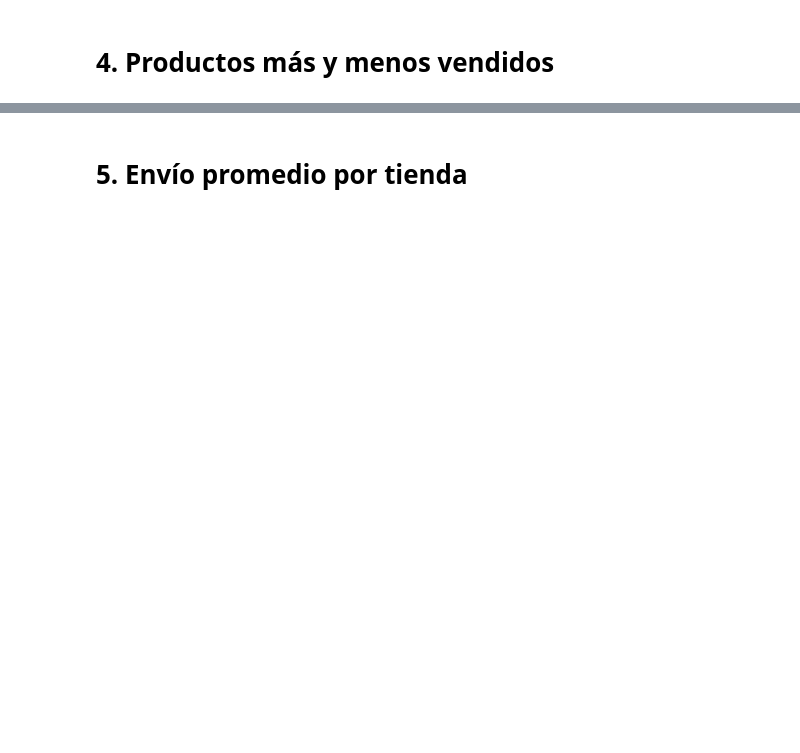
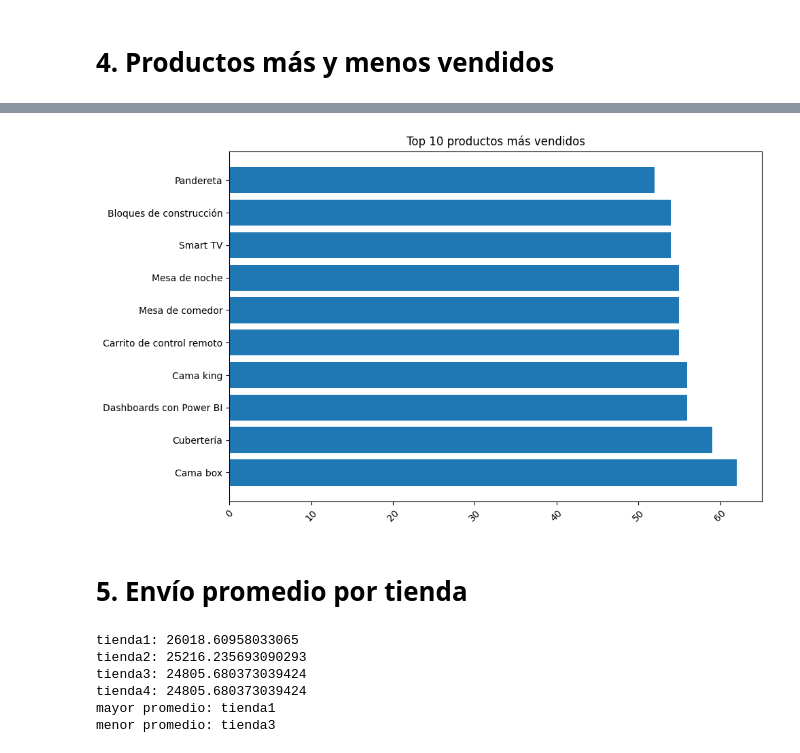
Before and after one commit to lauralara13021/data-science-latam, a Jupyter notebook: AluraStoreLatam.ipynb, the cells around one changed output, grey strips where cells are left out. Drawn from its saved outputs; the diff is of its cells as text; code cells hidden in the pictures; blank space fills up the shorter version.

```diff
--- a/AluraStoreLatam.ipynb
+++ b/AluraStoreLatam.ipynb
@@ -143,2 +188,34 @@ satisfacción máxima: satisfaction tienda2
+# %%
+productos_tienda4 = tienda4['Producto'].value_counts().head(10)
+
+plt.figure(figsize=(10,6))
+plt.barh(productos_tienda4.index, productos_tienda4.values)
+plt.xticks(rotation=45)
+plt.title("Top 10 productos más vendidos")
+plt.tight_layout()
+plt.show()
+# %% [output]
+[figure, added]
 # %% [markdown]
 # 5. Envío promedio por tienda
+# %%
+promedio = tienda['Costo de envío'].mean()
+promedio2 = tienda2['Costo de envío'].mean()
+promedio3 = tienda3['Costo de envío'].mean()
+promedio4 = tienda3['Costo de envío'].mean()
+promedios = {"tienda1":promedio,
+             "tienda2":promedio2,
+             "tienda3":promedio3,
+             "tienda4":promedio4}
+for clave, valor in promedios.items():
+  print(f"{clave}: {valor}")
+
+print("mayor promedio: " + str(max(promedios, key=promedios.get)))
+print("menor promedio: " + str(min(promedios, key=promedios.get)))
+# %% [output]
+tienda1: 26018.60958033065
+tienda2: 25216.235693090293
+tienda3: 24805.680373039424
+tienda4: 24805.680373039424
+mayor promedio: tienda1
+menor promedio: tienda3
```
Also changed, not shown: parts of 20 cells of this notebook.
